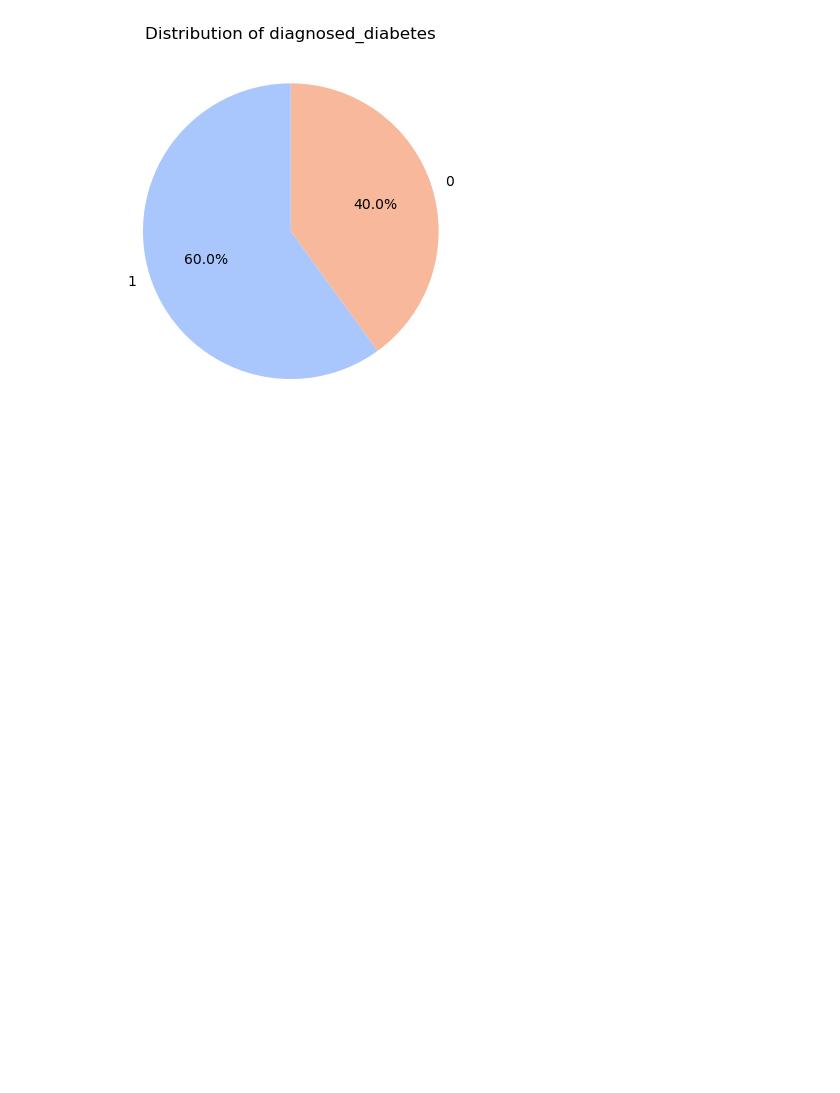
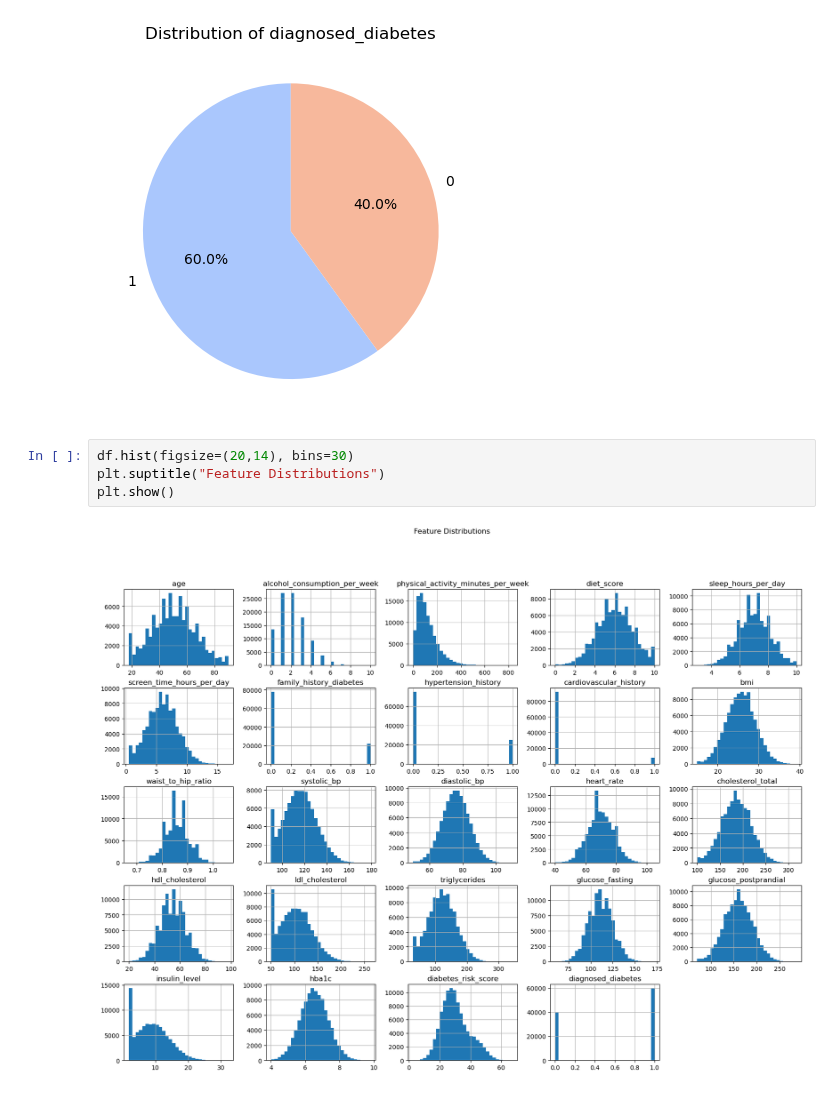
Before and after one commit to virvihuta/vh-learning-playground, a Jupyter notebook: 01-02_practice.ipynb, the cells around one changed output. Saved outputs shown, nothing was run; the diff lists cells and outputs as text; blank space fills up the shorter version.

```diff
--- a/01-02_practice.ipynb
+++ b/01-02_practice.ipynb
@@ -203,3 +203,9 @@ plt.title(f'Distribution of {target}')
 plt.show()
 # %% [output]
 [figure]
+# %%
+df.hist(figsize=(20,14), bins=30)
+plt.suptitle("Feature Distributions")
+plt.show()
+# %% [output]
+[figure, added]
```
Also changed, not shown: parts of 1 cell of this notebook.
